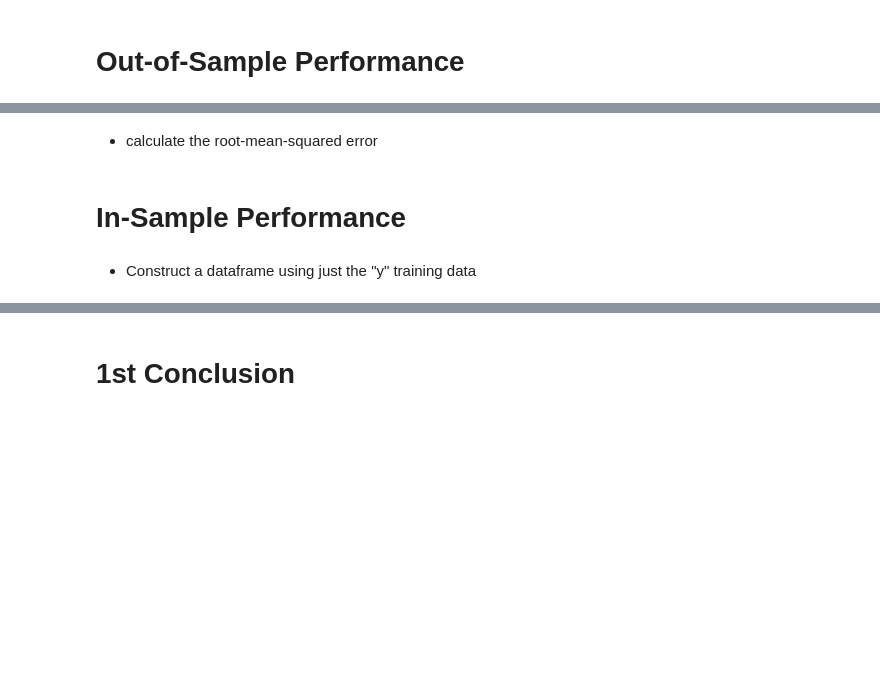
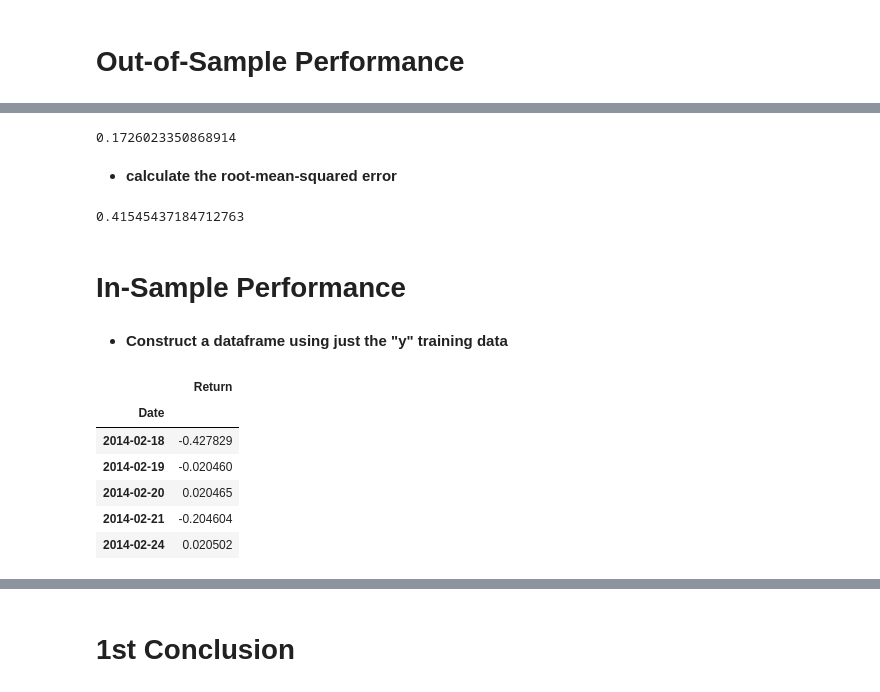
Before and after one commit to sheldon217/All_hw, a Jupyter notebook: 10-Time_series/Starter Code/10-Time_Series.ipynb, the cells around one changed output, grey strips where cells are left out. Cells and saved outputs as stored; diff of their text form; code cells hidden in the pictures; blank space fills up the shorter version.

```diff
--- a/10-Time_series/Starter Code/10-Time_Series.ipynb
+++ b/10-Time_series/Starter Code/10-Time_Series.ipynb
@@ -133,13 +136,28 @@ pn.Tabs(("Plots", plot))
 # %%
 mse = mean_squared_error(predictions["Return"],predictions["Prediction"])
+mse
+# %% [output]
+0.1726023350868914
 # %% [markdown]
-* calculate the root-mean-squared error
+* **calculate the root-mean-squared error**
 # %%
 rmse = np.sqrt(mse)
+rmse
+# %% [output]
+0.41545437184712763
 # %% [markdown]
 # In-Sample Performance
 # %% [markdown]
-* Construct a dataframe using just the "y" training data
+* **Construct a dataframe using just the "y" training data**
 # %%
 in_sample_df = y_train
+in_sample_df.head()
+# %% [output]
+|  | Return |
+| Date |  |
+| 2014-02-18 | -0.427829 |
+| 2014-02-19 | -0.020460 |
+| 2014-02-20 | 0.020465 |
+| 2014-02-21 | -0.204604 |
+| 2014-02-24 | 0.020502 |
 # %% [markdown]
```
Also changed, not shown: parts of 31 cells of this notebook, 10 other files.
